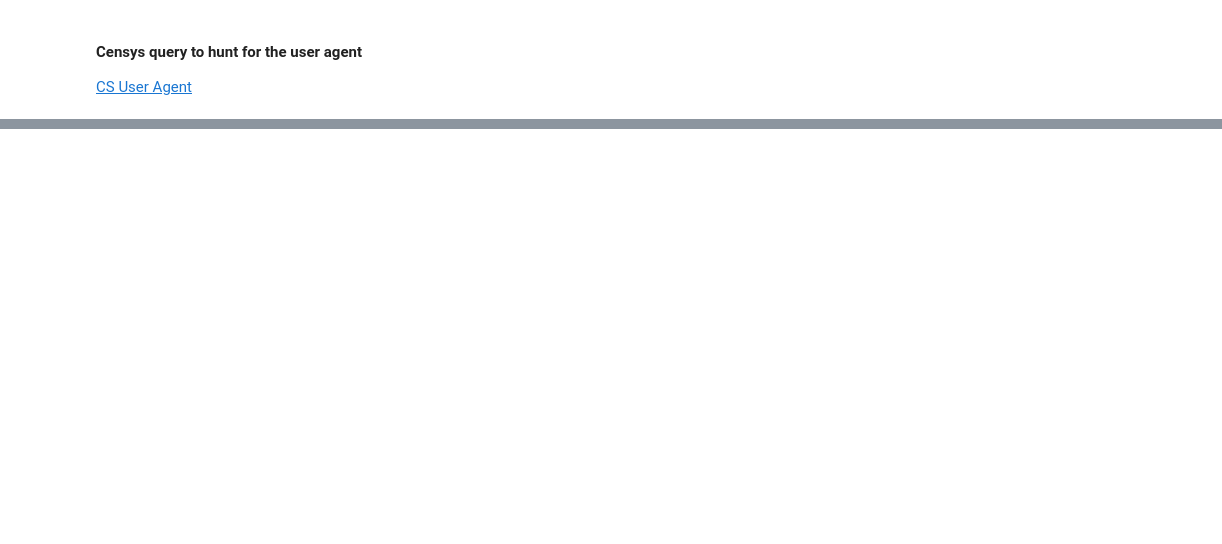
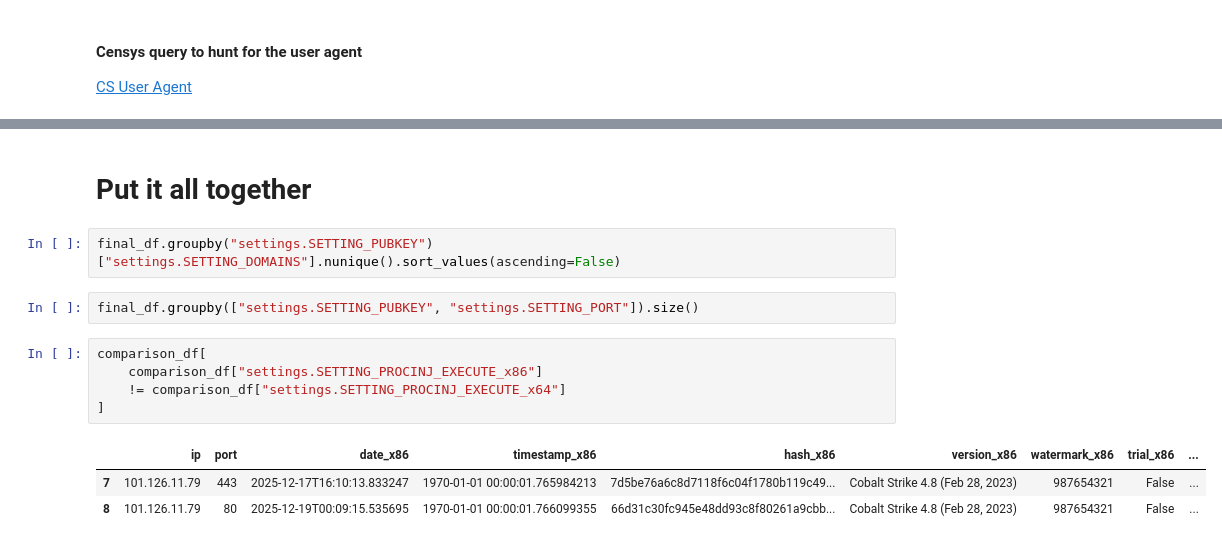
Before and after one commit to axelarator/csbeacon_analysis, a Jupyter notebook: csbeacon_config.ipynb, the cells around one changed output, grey strips where cells are left out. Saved outputs shown, nothing was run; the diff lists cells and outputs as text; blank space fills up the shorter version.

```diff
--- a/csbeacon_config.ipynb
+++ b/csbeacon_config.ipynb
@@ -252,0 +270,15 @@ final_df[final_df["settings.SETTING_WATERMARK"] == 6]
+# %% [markdown]
+# Put it all together
+# %%
+final_df.groupby("settings.SETTING_PUBKEY")["settings.SETTING_DOMAINS"].nunique().sort_values(ascending=False)
+# %%
+final_df.groupby(["settings.SETTING_PUBKEY", "settings.SETTING_PORT"]).size()
+# %%
+comparison_df[
+    comparison_df["settings.SETTING_PROCINJ_EXECUTE_x86"]
+    != comparison_df["settings.SETTING_PROCINJ_EXECUTE_x64"]
+]
+# %% [output]
+|  | ip | port | date_x86 | timestamp_x86 | hash_x86 | version_x86 | watermark_x86 | trial_x86 | ... |
+| 7 | 101.126.11.79 | 443 | 2025-12-17T16:10:13.833247 | 1970-01-01 00:00:01.765984213 | 7d5be76a6c8d7118f6c04f1780b119c49... | Cobalt Strike 4.8 (Feb 28, 2023) | 987654321 | False | ... |
+| 8 | 101.126.11.79 | 80 | 2025-12-19T00:09:15.535695 | 1970-01-01 00:00:01.766099355 | 66d31c30fc945e48dd93c8f80261a9cbb... | Cobalt Strike 4.8 (Feb 28, 2023) | 987654321 | False | ... |
```
Also changed, not shown: parts of 16 cells of this notebook, 1 other file.
